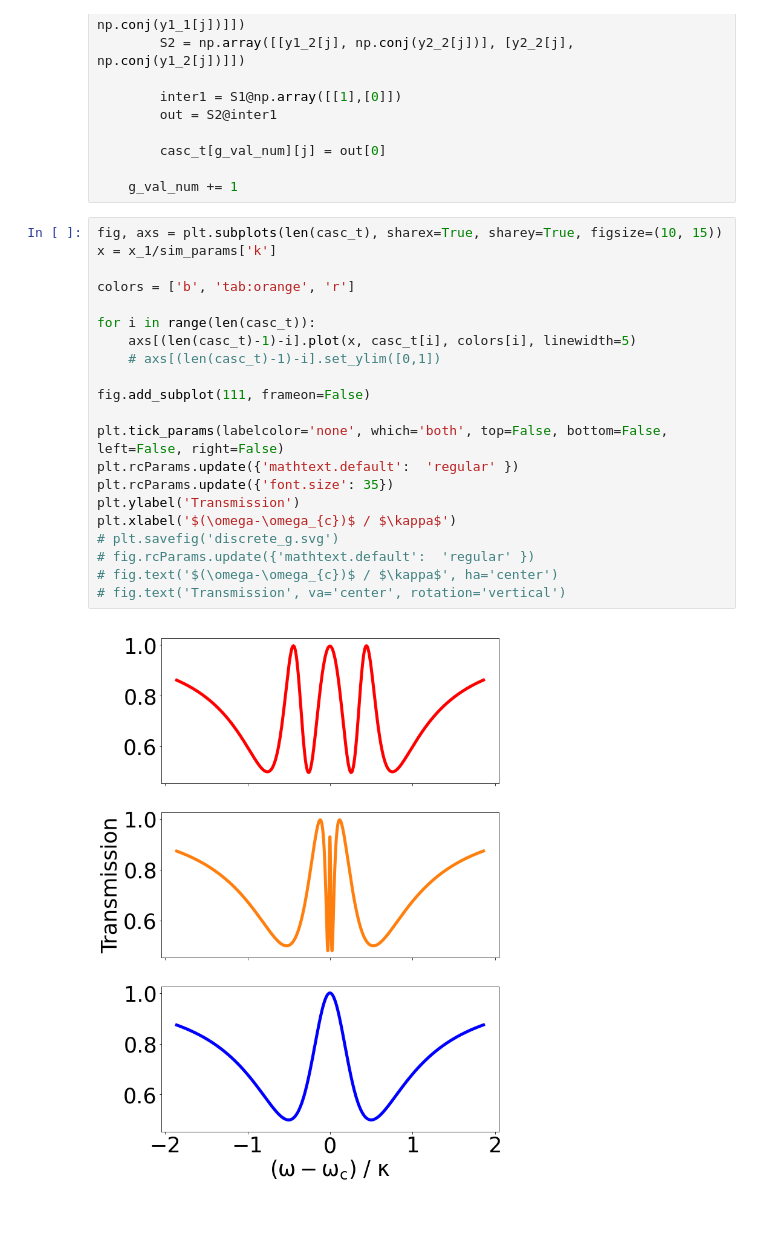
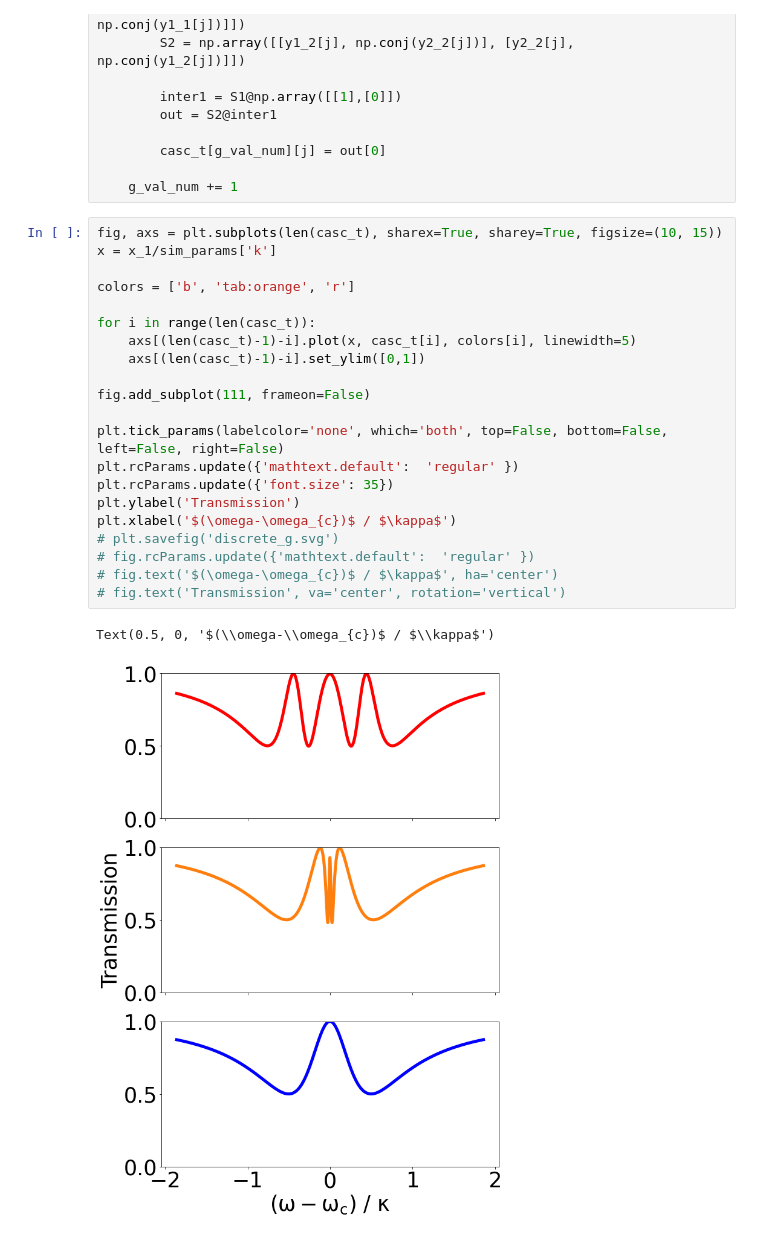
Before and after one commit to melmatt7/cqed_photon_statistics, a Jupyter notebook: g_sweep.ipynb, the cells around one changed output. Saved outputs shown, nothing was run; the diff lists cells and outputs as text.

Commit message:
more figures generated

```diff
--- a/g_sweep.ipynb
+++ b/g_sweep.ipynb
@@ -150,23 +150,24 @@ for g_value in g_sweep:
 # %%
 fig, axs = plt.subplots(len(casc_t), sharex=True, sharey=True, figsize=(10, 15))
 x = x_1/sim_params['k']
 
 colors = ['b', 'tab:orange', 'r']
 
 for i in range(len(casc_t)):
     axs[(len(casc_t)-1)-i].plot(x, casc_t[i], colors[i], linewidth=5)
-    # axs[(len(casc_t)-1)-i].set_ylim([0,1])
+    axs[(len(casc_t)-1)-i].set_ylim([0,1])
 
 fig.add_subplot(111, frameon=False)
 
 plt.tick_params(labelcolor='none', which='both', top=False, bottom=False, left=False, right=False)
 plt.rcParams.update({'mathtext.default':  'regular' })
 plt.rcParams.update({'font.size': 35})
 plt.ylabel('Transmission')
 plt.xlabel('$(\omega-\omega_{c})$ / $\kappa$')
 # plt.savefig('discrete_g.svg')
 # fig.rcParams.update({'mathtext.default':  'regular' })
 # fig.text('$(\omega-\omega_{c})$ / $\kappa$', ha='center')
 # fig.text('Transmission', va='center', rotation='vertical')
 # %% [output]
+Text(0.5, 0, '$(\\omega-\\omega_{c})$ / $\\kappa$')
-[figure, old version]
+[figure, new version]
```
Also changed, not shown: 41 other files.
